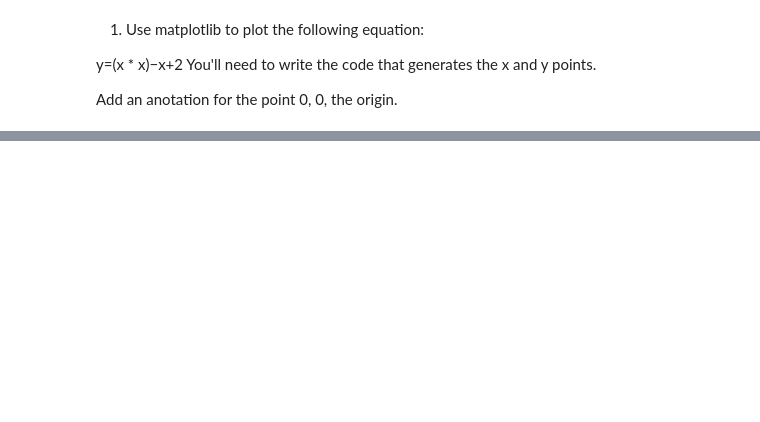
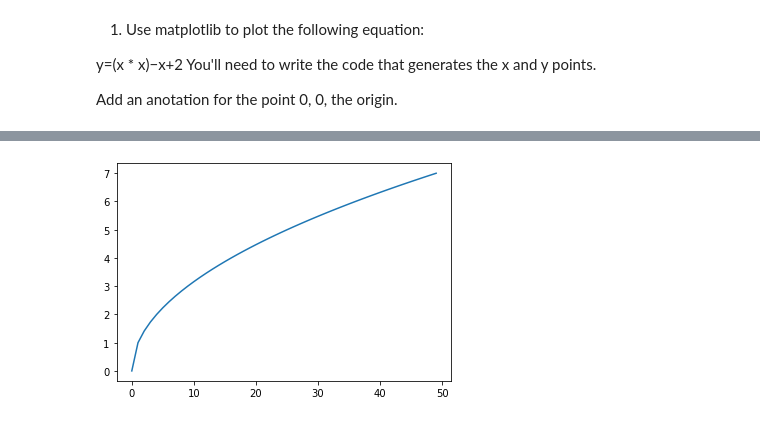
Before and after one commit to johngrinstead/numpy-pandas-visualization-exercises, a Jupyter notebook: matplotlib_exercises.ipynb, the cells around one changed output, grey strips where cells are left out. Saved outputs shown, nothing was run; the diff lists cells and outputs as text; code cells hidden in the pictures; blank space fills up the shorter version.

```diff
--- a/matplotlib_exercises.ipynb
+++ b/matplotlib_exercises.ipynb
@@ -25,0 +46,10 @@ plt.show()
+# %%
+x = range(0,50)
+
+y = [math.sqrt(n) for n in x]
+
+plt.plot(x,y)
+
+plt.show()
+# %% [output]
+[figure, added]
```
Also changed, not shown: parts of 11 cells of this notebook.
